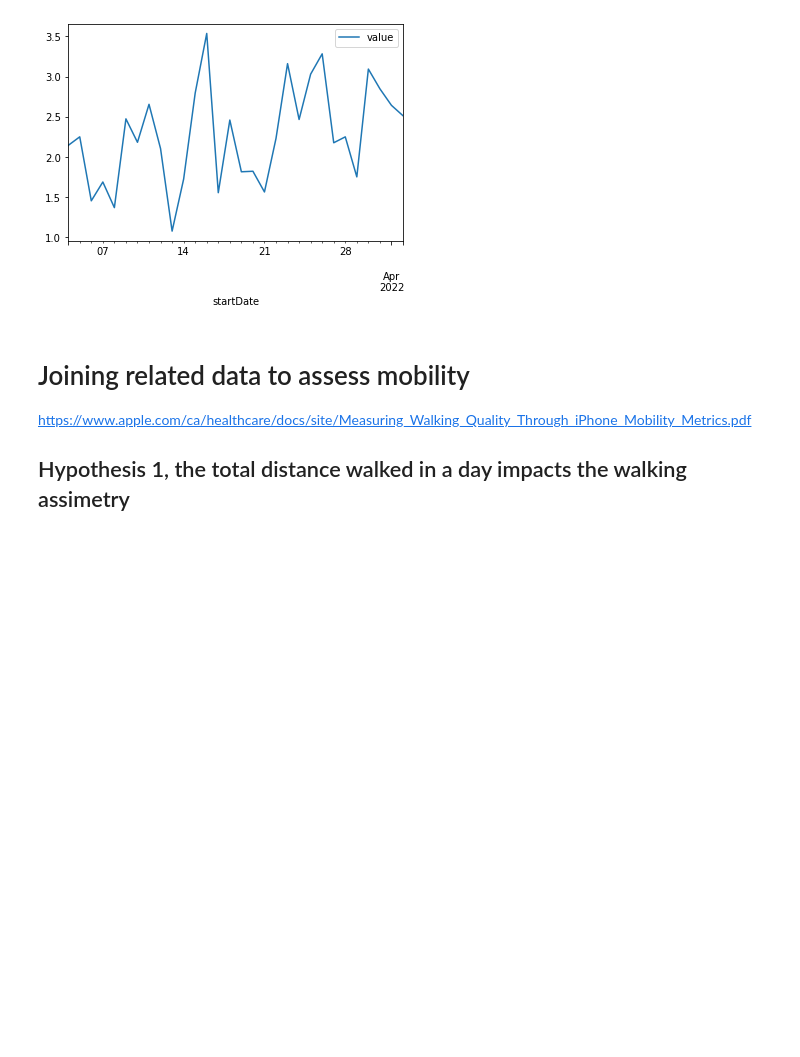
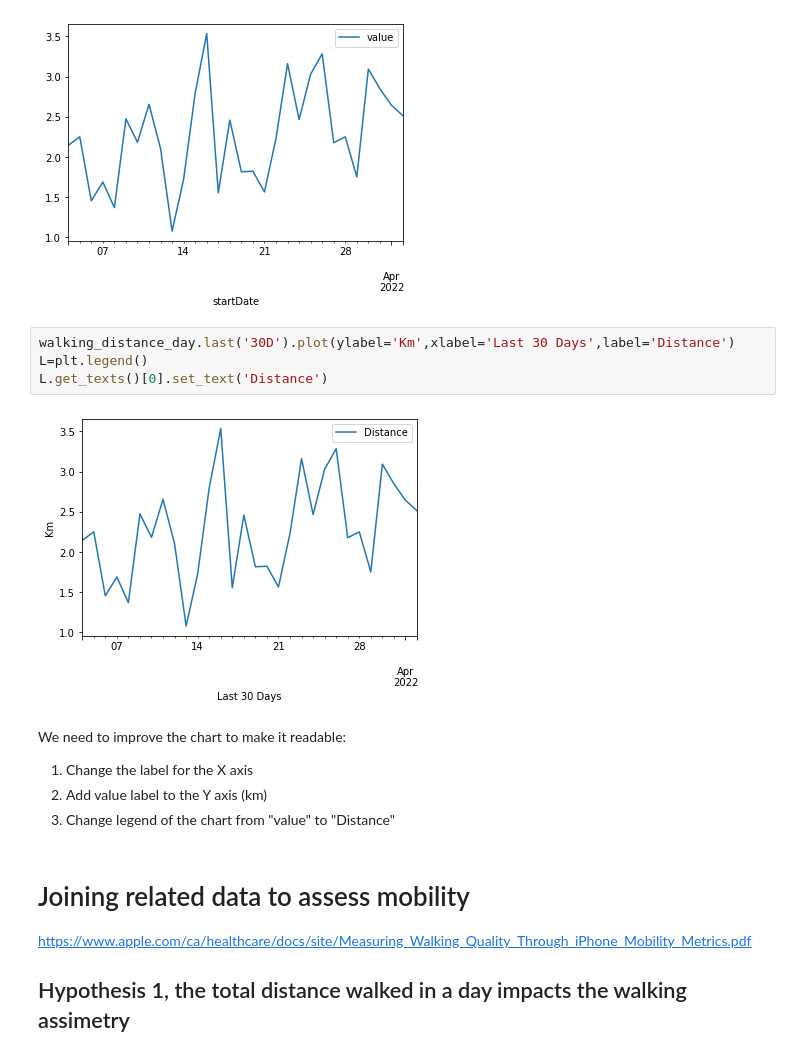
Before and after one commit to brunoamaral/mobility-report, a Jupyter notebook: mobility-report.ipynb, the cells around one changed output. Drawn from its saved outputs; the diff is of its cells as text; blank space fills up the shorter version.

```diff
--- a/mobility-report.ipynb
+++ b/mobility-report.ipynb
@@ -292,6 +292,17 @@ walking_distance_day.last('30D').plot()
 # %% [output]
 <AxesSubplot:xlabel='startDate'>
 [figure]
+# %%
+walking_distance_day.last('30D').plot(ylabel='Km',xlabel='Last 30 Days',label='Distance')
+L=plt.legend()
+L.get_texts()[0].set_text('Distance')
+# %% [output]
+[figure, added]
+# %% [markdown]
+We need to improve the chart to make it readable:
+1. Change the label for the X axis
+2. Add value label to the Y axis (km)
+3. Change legend of the chart from "value" to "Distance"
 # %% [markdown]
 # Joining related data to assess mobility
 
```
Also changed, not shown: parts of 4 cells of this notebook.
